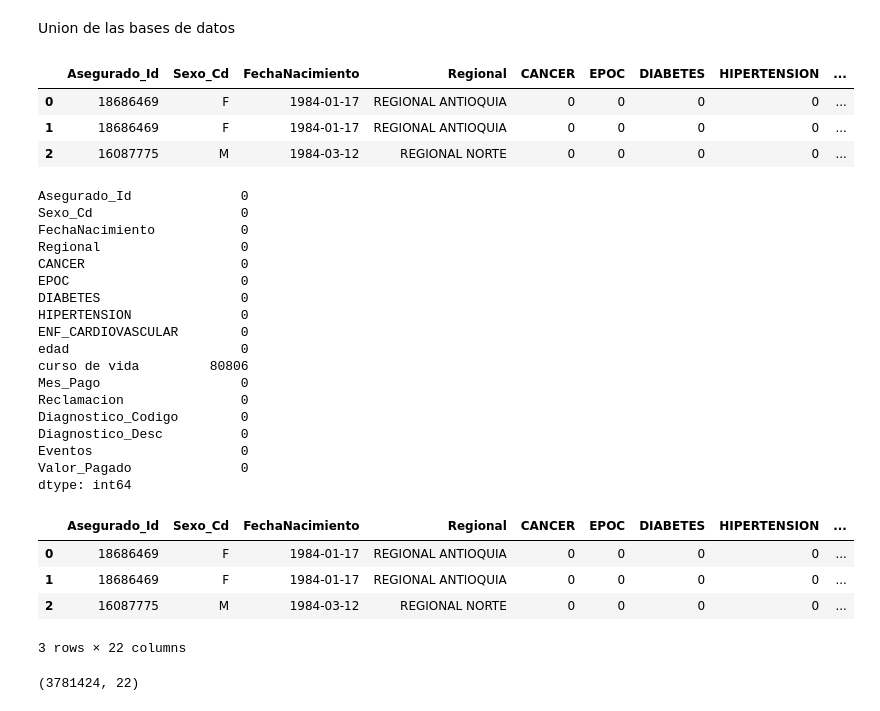
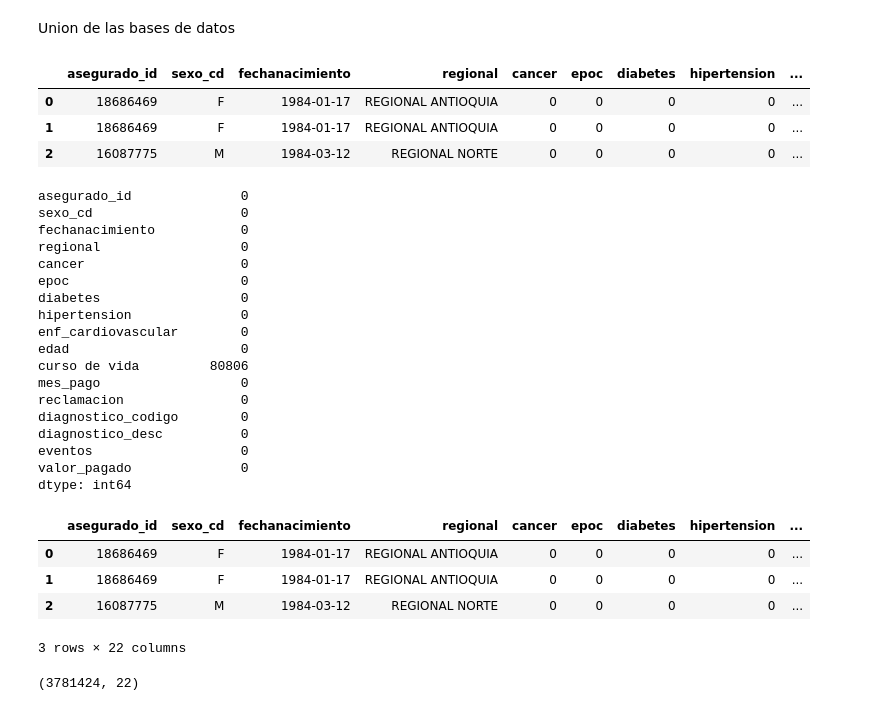
Before and after one commit to anaperez10/Analitica-lll---Finanzas, a Jupyter notebook: Analitica_3_Seguros.ipynb, the cells around one changed output. Cells and saved outputs as stored; diff of their text form; code cells hidden in the pictures.

```diff
--- a/Analitica_3_Seguros.ipynb
+++ b/Analitica_3_Seguros.ipynb
@@ -244,7 +238,7 @@ socio.head(5)
 # %%
 #Observar columnas de la base de datos sociodemografica y pasar las columnas a minusculas
 socio.columns
-expustos.columns= expustos.columns.str.lower()
+socio.columns= socio.columns.str.lower()
 # %%
 #Tipos de datos de la base de datos sociodemografica
 socio.dtypes
@@ -261,7 +257,7 @@ ENF_CARDIOVASCULAR     int64
 dtype: object
 # %%
 #Convertir tipo de dato de object a datetime de la fecha de nacimiento
-socio['FechaNacimiento']=pd.to_datetime(socio['FechaNacimiento'])
+socio['fechanacimiento']=pd.to_datetime(socio['fechanacimiento'])
 # %%
 #Observar dimensiones de la base de datos sociodemografica
 socio.shape
@@ -313,7 +310,7 @@ Name: ENF_CARDIOVASCULAR, dtype: int64
 ------------------------------------
 # %%
 #Pasar los nulos de usuarios a sin información
-socio['Sexo_Cd'] = socio['Sexo_Cd'].replace('-1','F')
+socio['sexo_cd'] = socio['sexo_cd'].replace('-1','F')
 # %%
 #Eliminar el resto de datos nulos
 socio=socio.dropna()
@@ -362,10 +359,10 @@ socio["curso de vida"] = socio.apply(categorizar1, axis=1)
 Union de las bases de datos
 # %%
 #Se une la base de datos sociodemograficas y la base de datos de siniestros
-dfcx = pd.merge(socio,siniestros, on = 'Asegurado_Id',how = 'inner')
+dfcx = pd.merge(socio,siniestros, on = 'asegurado_id',how = 'inner')
 dfcx.head(3)
 # %% [output]
-|  | Asegurado_Id | Sexo_Cd | FechaNacimiento | Regional | CANCER | EPOC | DIABETES | HIPERTENSION | ... |
+|  | asegurado_id | sexo_cd | fechanacimiento | regional | cancer | epoc | diabetes | hipertension | ... |
 | 0 | 18686469 | F | 1984-01-17 | REGIONAL ANTIOQUIA | 0 | 0 | 0 | 0 | ... |
 | 1 | 18686469 | F | 1984-01-17 | REGIONAL ANTIOQUIA | 0 | 0 | 0 | 0 | ... |
 | 2 | 16087775 | M | 1984-03-12 | REGIONAL NORTE | 0 | 0 | 0 | 0 | ... |
@@ -373,21 +370,21 @@ dfcx.head(3)
 #Se observa si existe algún dato nulo
 dfcx.isnull().sum()
 # %% [output]
-Asegurado_Id              0
-Sexo_Cd                   0
-FechaNacimiento           0
-Regional                  0
-CANCER                    0
-EPOC                      0
-DIABETES                  0
-HIPERTENSION              0
-ENF_CARDIOVASCULAR        0
+asegurado_id              0
+sexo_cd                   0
+fechanacimiento           0
+regional                  0
+cancer                    0
+epoc                      0
+diabetes                  0
+hipertension              0
+enf_cardiovascular        0
 edad                      0
 curso de vida         80806
-Mes_Pago                  0
-Reclamacion               0
-Diagnostico_Codigo        0
-Diagnostico_Desc          0
-Eventos                   0
-Valor_Pagado              0
+mes_pago                  0
+reclamacion               0
+diagnostico_codigo        0
+diagnostico_desc          0
+eventos                   0
+valor_pagado              0
 dtype: int64
@@ -397,9 +391,9 @@ expustos1 = expustos.rename(columns={'asegurado_id':'Asegurado_Id'})
 # %%
 #Se une la base de datos creada anteriormente dfcx con expuestos1
-dfcx1 = pd.merge(dfcx,expustos1, on = 'Asegurado_Id',how = 'inner')
+dfcx1 = pd.merge(dfcx,expustos, on = 'asegurado_id',how = 'inner')
 dfcx1.head(3)
 # %% [output]
-|  | Asegurado_Id | Sexo_Cd | FechaNacimiento | Regional | CANCER | EPOC | DIABETES | HIPERTENSION | ... |
+|  | asegurado_id | sexo_cd | fechanacimiento | regional | cancer | epoc | diabetes | hipertension | ... |
 | 0 | 18686469 | F | 1984-01-17 | REGIONAL ANTIOQUIA | 0 | 0 | 0 | 0 | ... |
 | 1 | 18686469 | F | 1984-01-17 | REGIONAL ANTIOQUIA | 0 | 0 | 0 | 0 | ... |
 | 2 | 16087775 | M | 1984-03-12 | REGIONAL NORTE | 0 | 0 | 0 | 0 | ... |
```
Also changed, not shown: parts of 37 cells of this notebook.
